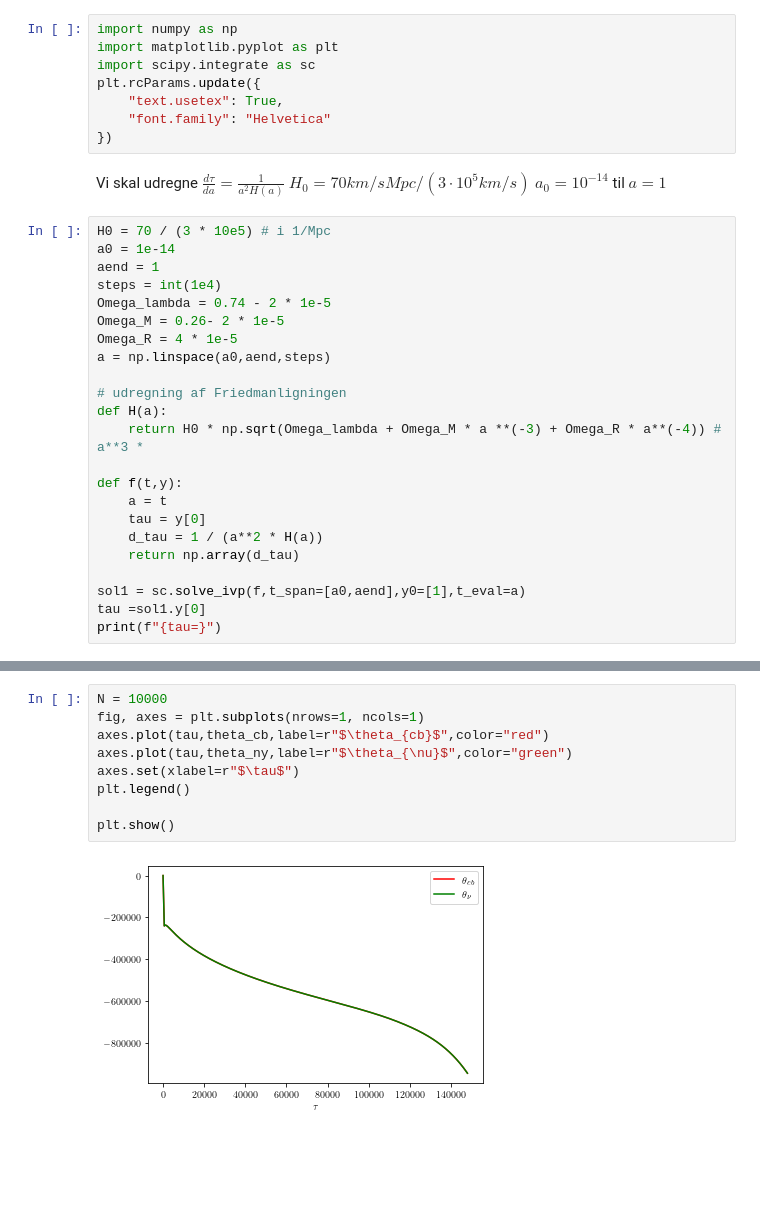
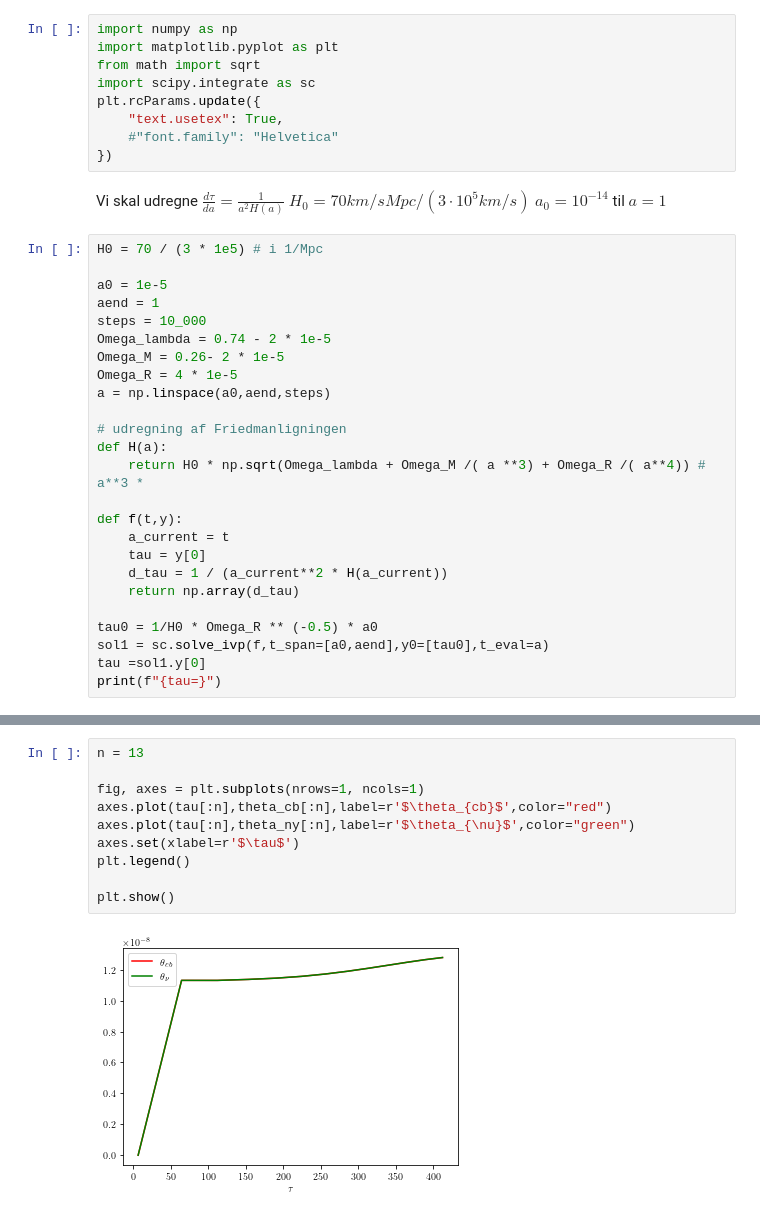
Before and after one commit to eriksteenberg/Grim-kode, a Jupyter notebook: Udregning af conformal time.ipynb, the cells around one changed output, grey strips where cells are left out. Saved outputs shown, nothing was run; the diff lists cells and outputs as text; blank space fills up the shorter version.

```diff
--- a/Udregning af conformal time.ipynb
+++ b/Udregning af conformal time.ipynb
@@ -1,20 +1,22 @@
 # %%
 import numpy as np
 import matplotlib.pyplot as plt
+from math import sqrt
 import scipy.integrate as sc
 plt.rcParams.update({
     "text.usetex": True,
-    "font.family": "Helvetica"
+    #"font.family": "Helvetica"
 })
 # %% [markdown]
 Vi skal udregne $\frac{d\tau}{da}= \frac{1}{a^2H(a)}$
 $H_0 = 70 km/sMpc / (3\cdot 10^5 km/s)$
 $a_0 = 10^{-14}$ til $a=1$
 # %%
-H0 = 70 / (3 * 10e5) # i 1/Mpc
-a0 = 1e-14
+H0 = 70 / (3 * 1e5) # i 1/Mpc
+
+a0 = 1e-5
 aend = 1
-steps = int(1e4)
+steps = 10_000
 Omega_lambda = 0.74 - 2 * 1e-5
 Omega_M = 0.26- 2 * 1e-5
 Omega_R = 4 * 1e-5
@@ -22,15 +24,16 @@ a = np.linspace(a0,aend,steps)
 
 # udregning af Friedmanligningen
 def H(a):
-    return H0 * np.sqrt(Omega_lambda + Omega_M * a **(-3) + Omega_R * a**(-4)) # a**3 *
+    return H0 * np.sqrt(Omega_lambda + Omega_M /( a **3) + Omega_R /( a**4)) # a**3 *
 
 def f(t,y):
-    a = t
+    a_current = t
     tau = y[0]
-    d_tau = 1 / (a**2 * H(a))
+    d_tau = 1 / (a_current**2 * H(a_current))
     return np.array(d_tau)
 
-sol1 = sc.solve_ivp(f,t_span=[a0,aend],y0=[1],t_eval=a)
+tau0 = 1/H0 * Omega_R ** (-0.5) * a0
+sol1 = sc.solve_ivp(f,t_span=[a0,aend],y0=[tau0],t_eval=a)
 tau =sol1.y[0]
 print(f"{tau=}")
 # %% [output]
@@ -164,11 +145,12 @@ plt.show()
 # %%
-N = 10000
+n = 13
+
 fig, axes = plt.subplots(nrows=1, ncols=1)
-axes.plot(tau,theta_cb,label=r"$\theta_{cb}$",color="red")
-axes.plot(tau,theta_ny,label=r"$\theta_{\nu}$",color="green")
-axes.set(xlabel=r"$\tau$")
+axes.plot(tau[:n],theta_cb[:n],label=r'$\theta_{cb}$',color="red")
+axes.plot(tau[:n],theta_ny[:n],label=r'$\theta_{\nu}$',color="green")
+axes.set(xlabel=r'$\tau$')
 plt.legend()
 
 plt.show()
 # %% [output]
-[figure, old version]
+[figure, new version]
```
Also changed, not shown: parts of 16 cells of this notebook.
